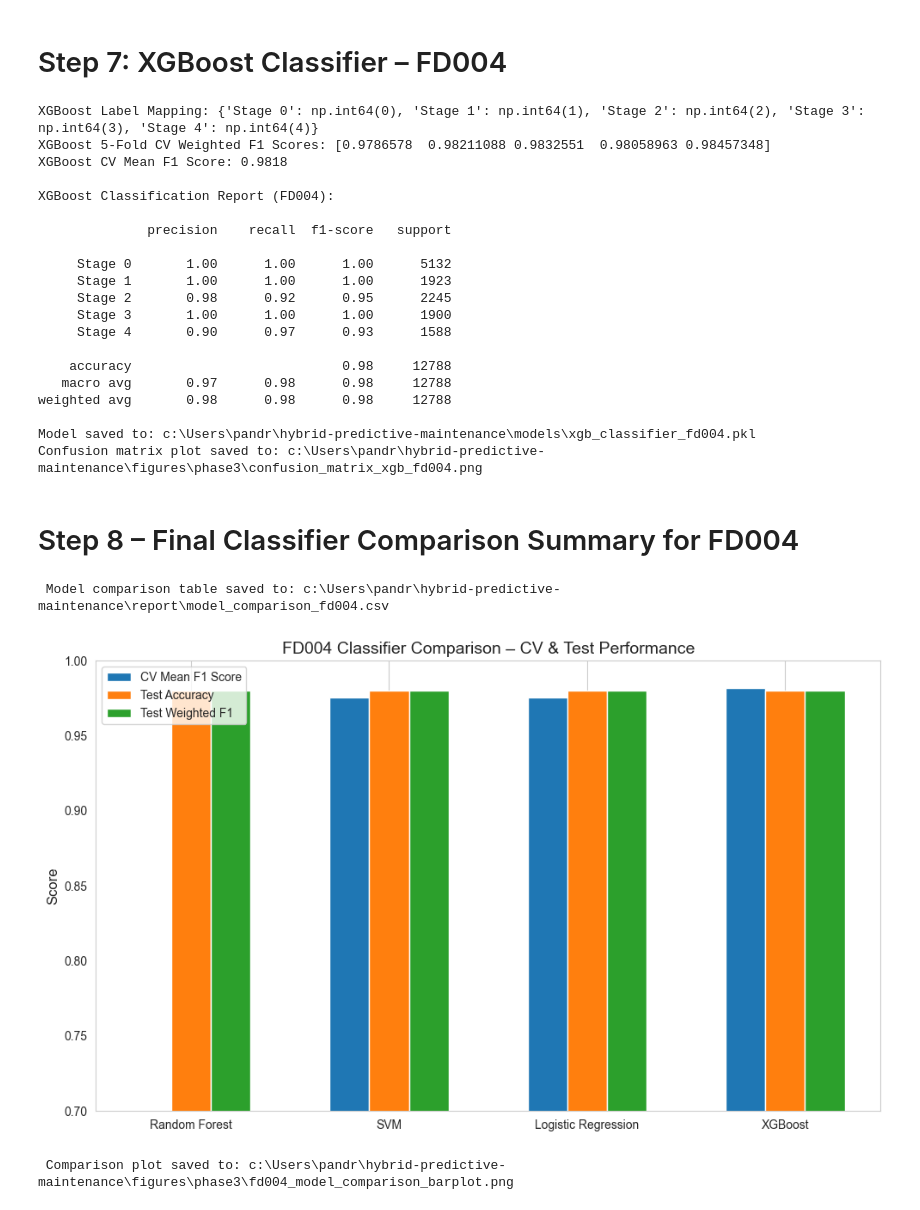
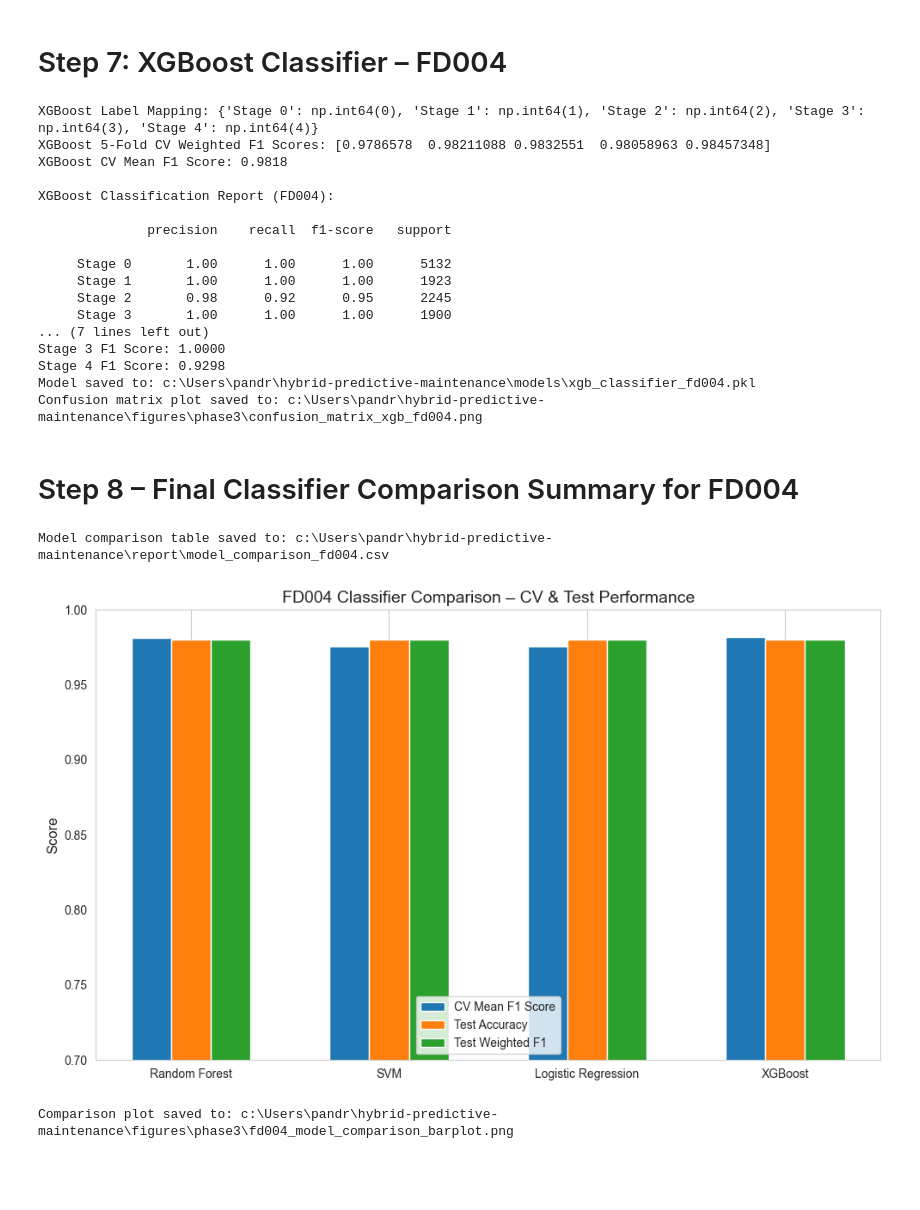
Before and after one commit to sunkenship2025/hybrid-predictive-maintenance, a Jupyter notebook: notebooks/phase3/fd004_classification.ipynb, the cells around one changed output. Cells and saved outputs as stored; diff of their text form; code cells hidden in the pictures; blank space fills up the shorter version.

```diff
--- a/notebooks/phase3/fd004_classification.ipynb
+++ b/notebooks/phase3/fd004_classification.ipynb
@@ -627,10 +680,19 @@ y_test_labels = le_xgb.inverse_transform(y_test_enc)
 print("\nXGBoost Classification Report (FD004):\n")
 print(classification_report(y_test_labels, y_pred_labels))
 
+# --- Extract and Print Stage 3 & 4 F1 Scores ---
+report_dict = classification_report(y_test_rf, y_pred_rf, output_dict=True)
+
+stage3_f1 = report_dict['Stage 3']['f1-score']
+stage4_f1 = report_dict['Stage 4']['f1-score']
+
+print(f"\nStage 3 F1 Score: {stage3_f1:.4f}")
+print(f"Stage 4 F1 Score: {stage4_f1:.4f}")
+
 # --- Confusion Matrix ---
-xgb_cm = confusion_matrix(y_test_labels, y_pred_labels, labels=le_xgb.classes_)
+xgb_cm = confusion_matrix(y_test_labels, y_pred_labels, labels=le_xgb.classes_, normalize='true')
 plt.figure(figsize=(8, 6))
-sns.heatmap(xgb_cm, annot=True, fmt='d', cmap='Blues',
+sns.heatmap(xgb_cm, annot=True, fmt='.2f', cmap='Blues',
             xticklabels=le_xgb.classes_,
             yticklabels=le_xgb.classes_)
 plt.title('Confusion Matrix — XGBoost (FD004)')
@@ -660,12 +722,9 @@ XGBoost Classification Report (FD004):
      Stage 1       1.00      1.00      1.00      1923
      Stage 2       0.98      0.92      0.95      2245
      Stage 3       1.00      1.00      1.00      1900
-     Stage 4       0.90      0.97      0.93      1588
-
-    accuracy                           0.98     12788
-   macro avg       0.97      0.98      0.98     12788
-weighted avg       0.98      0.98      0.98     12788
-
+... (7 lines left out)
+Stage 3 F1 Score: 1.0000
+Stage 4 F1 Score: 0.9298
 Model saved to: c:\Users\pandr\hybrid-predictive-maintenance\models\xgb_classifier_fd004.pkl
 Confusion matrix plot saved to: c:\Users\pandr\hybrid-predictive-maintenance\figures\phase3\confusion_matrix_xgb_fd004.png
 # %% [markdown]
@@ -685,7 +744,7 @@ os.makedirs(REPORT_DIR, exist_ok=True)
 # Finalized and validated results for FD004
 model_comparison_fd004 = {
     'Model': ['Random Forest', 'SVM', 'Logistic Regression', 'XGBoost'],
-    'CV Mean F1 Score': [None, 0.9757, 0.9757, 0.9818],
+    'CV Mean F1 Score': [0.9813, 0.9757, 0.9757, 0.9818],
     'Test Accuracy': [0.98, 0.98, 0.98, 0.98],
     'Test Weighted F1': [0.98, 0.98, 0.98, 0.98]
 }
@@ -696,7 +755,7 @@ df_comparison = pd.DataFrame(model_comparison_fd004)
 # Save CSV
 comparison_csv_path = os.path.join(REPORT_DIR, 'model_comparison_fd004.csv')
 df_comparison.to_csv(comparison_csv_path, index=False)
-print(f" Model comparison table saved to: {comparison_csv_path}")
+print(f"Model comparison table saved to: {comparison_csv_path}")
 
 # Plot bar chart
 fig, ax = plt.subplots(figsize=(10, 6))
@@ -704,7 +763,7 @@ bar_width = 0.2
 x = range(len(df_comparison))
 
 for i, metric in enumerate(['CV Mean F1 Score', 'Test Accuracy', 'Test Weighted F1']):
-    values = df_comparison[metric].fillna(0)  # Replace None with 0 for plotting
+    values = df_comparison[metric]
     ax.bar(
         [p + bar_width * i for p in x],
         values,
@@ -727,5 +786,5 @@ plt.tight_layout()
 plt.savefig(comparison_plot_path)
 plt.show()
 
-print(f" Comparison plot saved to: {comparison_plot_path}")
+print(f"Comparison plot saved to: {comparison_plot_path}")
 # %% [output]
@@ -733 +792 @@ print(f" Comparison plot saved to: {comparison_plot_path}")
-[figure, old version]
+[figure, new version]
```
Also changed, not shown: parts of 4 cells of this notebook, 21 other files.
